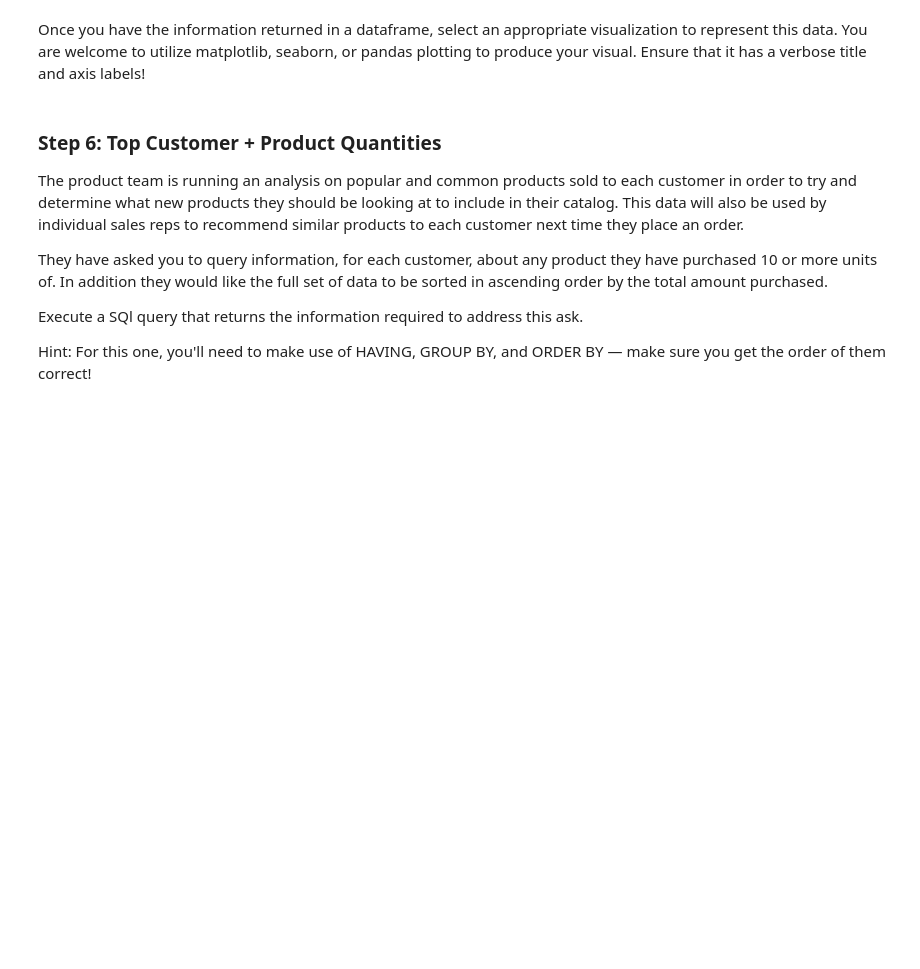
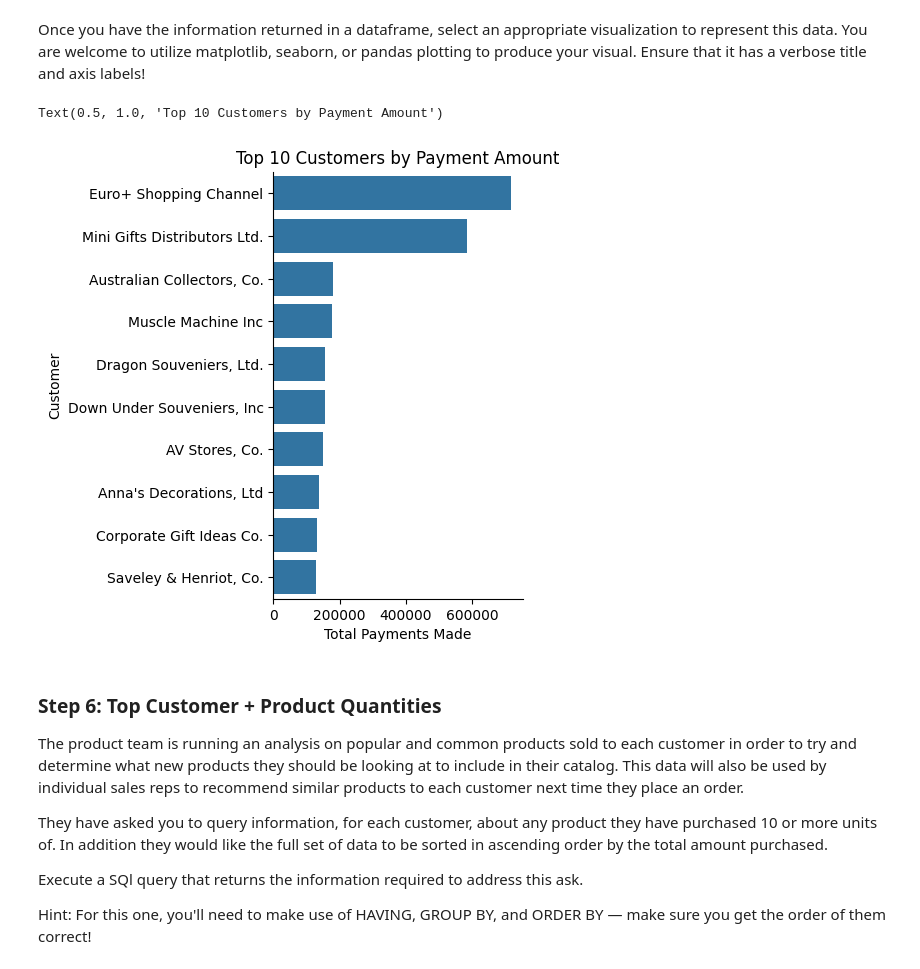
Before and after one commit to bluenets126/dsc-sql-summative-lab, a Jupyter notebook: SQLSummativeLab.ipynb, the cells around one changed output. Drawn from its saved outputs; the diff is of its cells as text; code cells hidden in the pictures; blank space fills up the shorter version.

Commit message:
Query 5 for top 10 customers by payment amount with visual is complete.  Used catplot

```diff
--- a/SQLSummativeLab.ipynb
+++ b/SQLSummativeLab.ipynb
@@ -192,0 +190,20 @@ None
+# %%
+# Replace None with your code
+#query5 = """SELECT customerNumber, customerName, SUM(CAST(priceEach AS INTEGER) * CAST(quantityOrdered AS INTEGER)) as TotalSpent
+#            FROM customers LEFT JOIN orders USING (customerNumber)
+#                            LEFT JOIN orderDetails USING (orderNumber)
+#            GROUP BY customerNumber, customerName
+#            ORDER BY TotalSpent DESC
+#            LIMIT 5;
+#            """
+
+query5 = """SELECT customerNumber, customerName, SUM(CAST(amount AS INTEGER)) as TotalPayments
+            FROM customers JOIN payments USING (customerNumber)
+            GROUP BY customerNumber, customerName
+            ORDER BY TotalPayments DESC
+            LIMIT 10;
+            """
+
+
+topten_customers_df = pd.read_sql(query5, conn)
+topten_customers_df
@@ -195,7 +224,13 @@ Once you have the information returned in a dataframe, select an appropriate vis
 # %%
 # Replace None with your visual code
 # Produce a visual to represent the top ten customers in terms of total payments
-None
+sns.catplot(data=topten_customers_df, y='customerName', x='TotalPayments', kind='bar')
+plt.xlabel('Total Payments Made')
+plt.ylabel('Customer')
+plt.title('Top 10 Customers by Payment Amount')
+# %% [output]
+Text(0.5, 1.0, 'Top 10 Customers by Payment Amount')
+[figure, added]
 # %% [markdown]
 ### Step 6: Top Customer + Product Quantities
 The product team is running an analysis on popular and common products sold to each customer in order to try and determine what new products they should be looking at to include in their catalog. This data will also be used by individual sales reps to recommend similar products to each customer next time they place an order.
```
Also changed, not shown: parts of 2 cells of this notebook.
